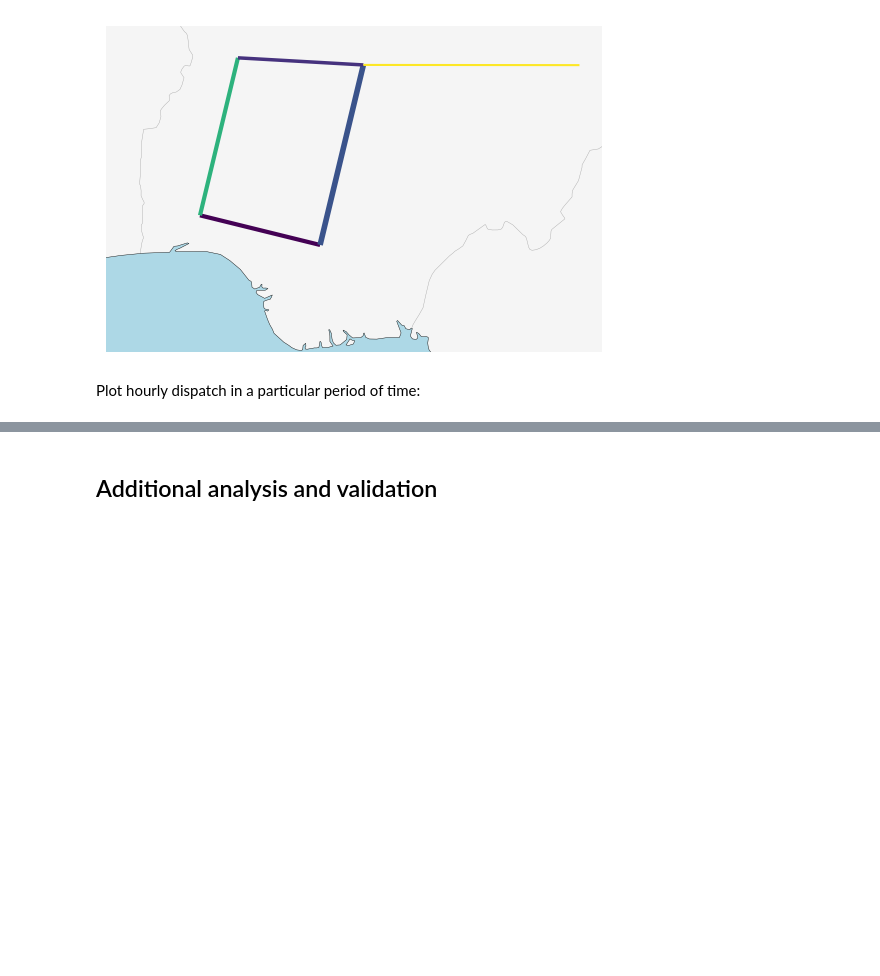
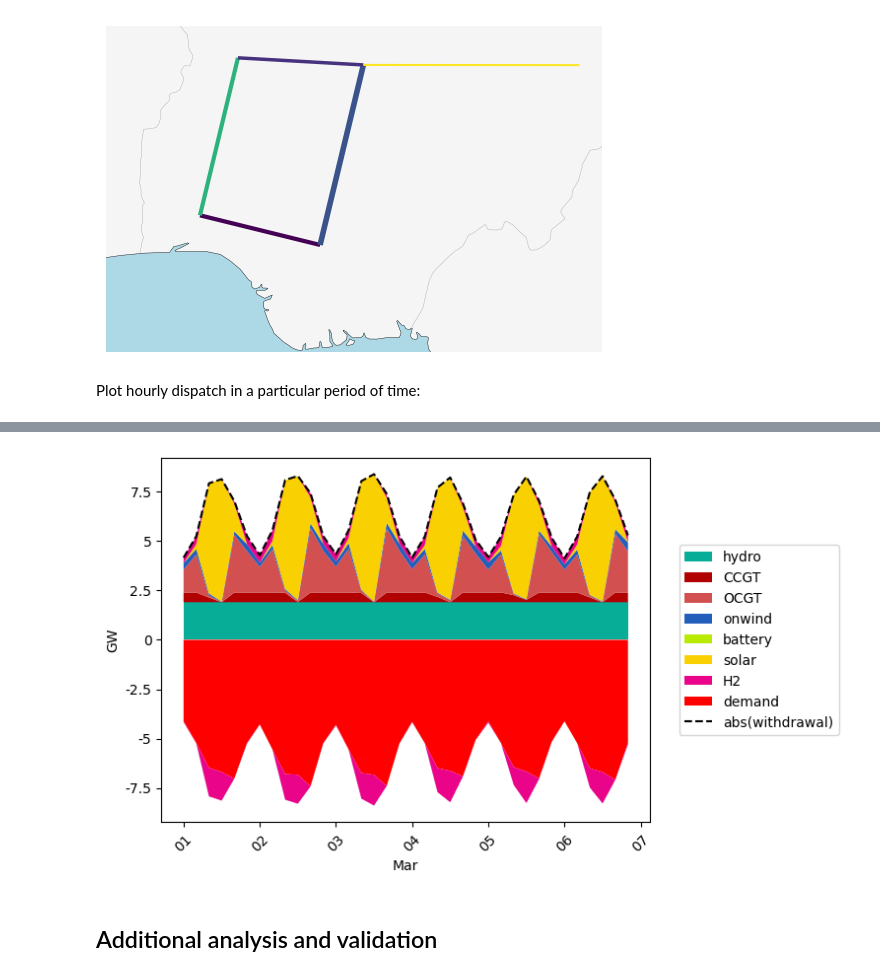
Before and after one commit to pypsa-meets-earth/documentation, a Jupyter notebook: notebooks/sample_network_analysis.ipynb, the cells around one changed output, grey strips where cells are left out. Saved outputs shown, nothing was run; the diff lists cells and outputs as text; code cells hidden in the pictures; blank space fills up the shorter version.

Commit message:
update plot for hourly dispatch in sample_network_analysis notebook

```diff
--- a/notebooks/sample_network_analysis.ipynb
+++ b/notebooks/sample_network_analysis.ipynb
@@ -393,3 +343,63 @@ plt.show()
+# %%
+first_date = "2013-03-01"
+second_date = "2013-03-07"
+CCGT = n.generators_t.p.loc[first_date:second_date].T.groupby(n.generators.carrier).sum().loc["CCGT"]
+OCGT = n.generators_t.p.loc[first_date:second_date].T.groupby(n.generators.carrier).sum().loc["OCGT"]
+Onwind = n.generators_t.p.loc[first_date:second_date].T.groupby(n.generators.carrier).sum().loc["onwind"]
+solar = n.generators_t.p.loc[first_date:second_date].T.groupby(n.generators.carrier).sum().loc["solar"]
+H2 = n.stores_t.p.loc[first_date:second_date].T.groupby(n.stores.carrier).sum().loc["H2"]
+battery = n.stores_t.p.loc[first_date:second_date].T.groupby(n.stores.carrier).sum().loc["battery"]
+hydro = n.storage_units_t.p.loc[first_date:second_date].T.groupby(n.storage_units.carrier).sum().loc['hydro']
+H2_charge = n.links_t.p0.loc[first_date:second_date].T.groupby(n.links.carrier).sum().loc['H2 electrolysis']*-1
+H2_discharge = n.links_t.p1.loc[first_date:second_date].T.groupby(n.links.carrier).sum().loc['H2 fuel cell']*-1
+battery_charge = n.links_t.p0.loc[first_date:second_date].T.groupby(n.links.carrier).sum().loc['battery charger']*-1
+battery_discharge = n.links_t.p1.loc[first_date:second_date].T.groupby(n.links.carrier).sum().loc['battery discharger']*-1
+demand = n.loads_t.p_set.loc[first_date:second_date].sum(axis=1)*-1
+
+# names for labels
+demand.name = 'demand'
+H2_charge.name = "H2"
+H2_discharge.name = "H2"
+battery_charge.name = 'battery'
+battery_discharge.name = 'battery'
+
+fig, ax=plt.subplots()
+
+plt.stackplot(
+    CCGT.index,
+    supply:=(hydro.where(hydro > 0, 0), CCGT, OCGT, Onwind, battery_discharge, solar, H2_discharge),
+    labels=[key.name for key in supply],
+    colors=[n.carriers.color.get(source.name, default="gray") for source in supply],
+    zorder = 99
+)
+plt.stackplot(
+    CCGT.index,
+    withdrawal:=(demand, battery_charge, H2_charge, hydro.where(hydro < 0, 0)),
+    labels=[source.name for source in withdrawal],
+    colors=[n.carriers.color.get(key.name, default="red") for key in withdrawal],
+    zorder = 1
+)
+plt.plot(sum(withdrawal).abs(), color = "black", label='abs(withdrawal)', linestyle='dashed', zorder=100)
+
+
+plt.xticks(rotation = 45)
+plt.yticks()
+scale_y = 1e3
+ticks_y = ticker.FuncFormatter(lambda x, pos: '{0:g}'.format(x/scale_y))
+ax.yaxis.set_major_formatter(ticks_y)
+myFmt = mdates.DateFormatter('%d')
+ax.xaxis.set_major_formatter(myFmt)
+ax.set_ylabel('GW')
+ax.set_xlabel('Mar')
+
+handles, labels = ax.get_legend_handles_labels()
+unique_labels = dict(zip(labels, handles))  # remove duplicates
+
+plt.legend(unique_labels.values(), unique_labels.keys(), loc="center right", bbox_to_anchor=(1.4, 0.5))
+plt.show()
+#fig.savefig("path")
+# %% [output]
+[figure, added]
 # %% [markdown]
 ## Additional analysis and validation
 # %% [markdown]
```
Also changed, not shown: parts of 1 cell of this notebook.
